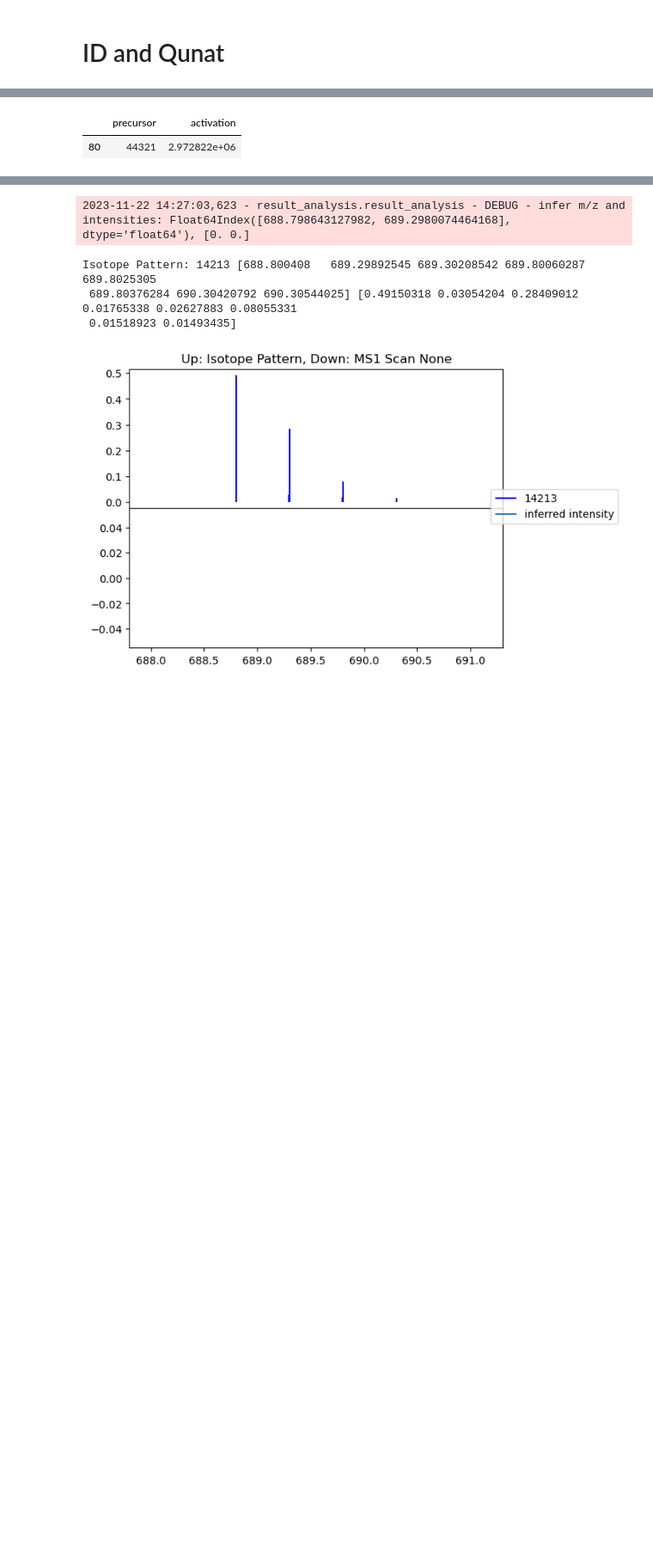
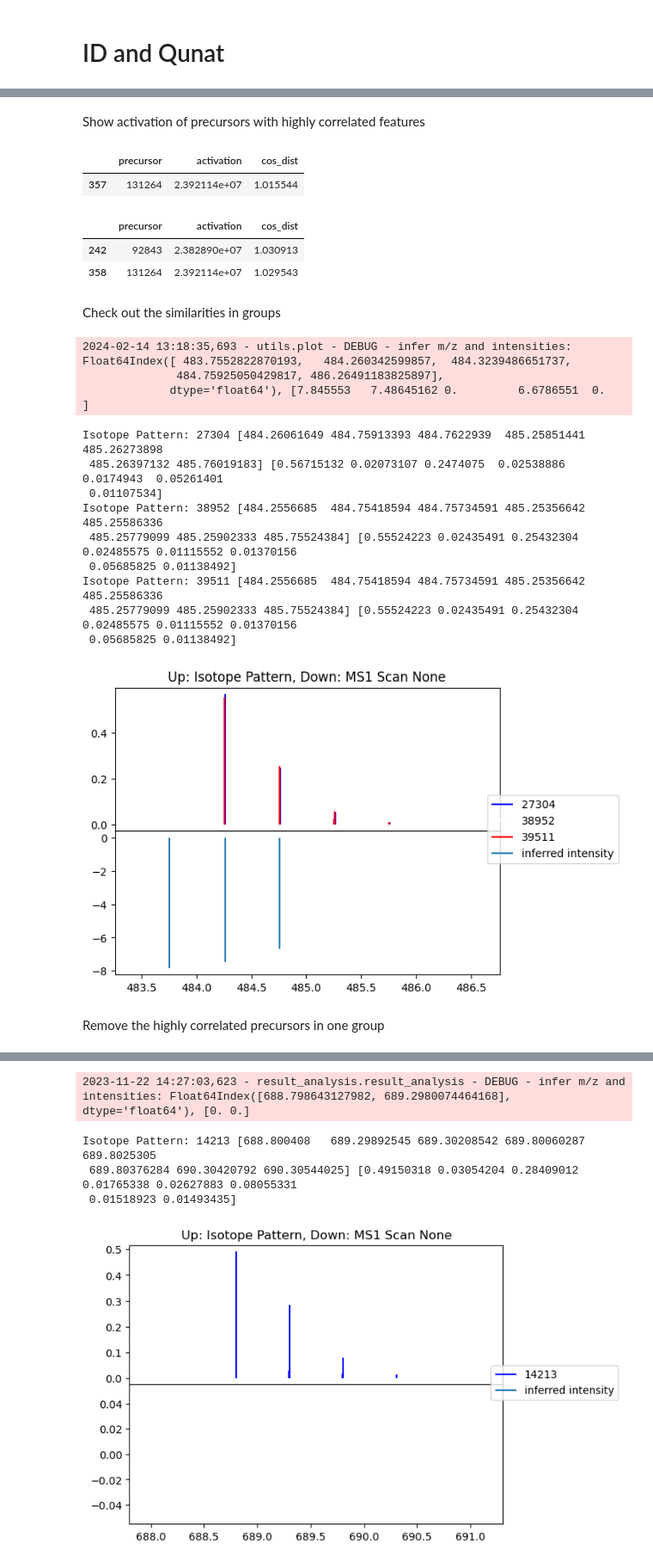
Before and after one commit to zix-xiao/scan-by-scan, a Jupyter notebook: notebooks/dev_10_scanbyscan.ipynb, the cells around one changed output, grey strips where cells are left out. Shown at 86% size. Drawn from its saved outputs; the diff is of its cells as text; code cells hidden in the pictures; blank space fills up the shorter version.

```diff
--- a/notebooks/dev_10_scanbyscan.ipynb
+++ b/notebooks/dev_10_scanbyscan.ipynb
@@ -318,0 +158,16 @@ scan_result, scan_dict, Quant = process_one_scan(scan_idx=scan_idx,
+# %%
+# Set config parameters
+%autoreload 2
+from sbs_runner import _define_rt_search_range
+
+scan_idx =1643
+RT_tol = config["RT_tol"]
+RT_ref = config["RT_ref"]
+
+# Set left and right edge for scan search range
+if "RT_search_left" not in Maxquant_result_dict.columns:
+    logging.info("RT search range not defined, defining RT search range.")
+    Maxquant_result_dict = _define_rt_search_range(maxquant_result_dict=Maxquant_result_dict, rt_tol=RT_tol, rt_ref=RT_ref)
+
+# example: generate dictionary for candidate in one scan
+OneScan = MS1Scans.iloc[scan_idx, :]
@@ -318,0 +239,21 @@ scan_result, scan_dict, Quant = process_one_scan(scan_idx=scan_idx,
+# %%
+from optimization.inference import process_one_scan
+
+Maxquant_result_dict_mod = Maxquant_result_dict.loc[Maxquant_result_dict["id"] != 92843]
+scan_result, scan_dict, Quant = process_one_scan(
+    scan_idx=scan_idx,
+    AbundanceMissingThres=0.5,
+    OneScan=OneScan,
+    loss="lasso",
+    alpha_criteria=config["alpha_criteria"],
+    alphas=[0],
+    metric="RMSE",
+    opt_algo="threshold",
+    Maxquant_result=Maxquant_result_dict_mod,
+    preprocessing_method="raw",
+    # max_iter=250,
+    corr_thres=0.95,
+    return_interim_results=True,
+    plot_alpha_trace=False,
+    plot_obs_and_infer=False,
+)
@@ -319,6 +279,18 @@ scan_result, scan_dict, Quant = process_one_scan(scan_idx=scan_idx,
+# %% [markdown]
+Show activation of precursors with highly correlated features
 # %%
-a = pd.DataFrame(scan_result[scan_idx]['activation'])
-a[a['precursor'] == 44321]
+a = pd.DataFrame(scan_result[scan_idx]["activation"])
+a["cos_dist"] = Quant.calc_precursor_reconstruct_cos_dist()
-# %% [output]
-|  | precursor | activation |
-| 80 | 44321 | 2.972822e+06 |
+# %%
+a[a["precursor"].isin([92843, 131264])]
+# %% [output]
+|  | precursor | activation | cos_dist |
+| 357 | 131264 | 2.392114e+07 | 1.015544 |
+# %%
+a[a["precursor"].isin([92843, 131264])]
+# %% [output]
+|  | precursor | activation | cos_dist |
+| 242 | 92843 | 2.382890e+07 | 1.030913 |
+| 358 | 131264 | 2.392114e+07 | 1.029543 |
+# %% [markdown]
+Check out the similarities in groups
@@ -324,0 +308,20 @@ a[a['precursor'] == 44321]
+# %%
+Quant.plot_iso_pattern_and_infer(
+    Maxquant_result_dict, precursor_id=[89269, 124835, 127237], log_intensity=True
+)
+# %% [output]
+2024-02-14 13:18:35,693 - utils.plot - DEBUG - infer m/z and intensities: Float64Index([ 483.7552822870193,   484.260342599857,  484.3239486651737,
+              484.75925050429817, 486.26491183825897],
+             dtype='float64'), [7.845553   7.48645162 0.         6.6786551  0.        ]
+Isotope Pattern: 27304 [484.26061649 484.75913393 484.7622939  485.25851441 485.26273898
+ 485.26397132 485.76019183] [0.56715132 0.02073107 0.2474075  0.02538886 0.0174943  0.05261401
+ 0.01107534]
+Isotope Pattern: 38952 [484.2556685  484.75418594 484.75734591 485.25356642 485.25586336
+ 485.25779099 485.25902333 485.75524384] [0.55524223 0.02435491 0.25432304 0.02485575 0.01115552 0.01370156
+ 0.05685825 0.01138492]
+Isotope Pattern: 39511 [484.2556685  484.75418594 484.75734591 485.25356642 485.25586336
+ 485.25779099 485.25902333 485.75524384] [0.55524223 0.02435491 0.25432304 0.02485575 0.01115552 0.01370156
+ 0.05685825 0.01138492]
+[figure, added]
+# %% [markdown]
+Remove the highly correlated precursors in one group
```
Also changed, not shown: parts of 53 cells of this notebook, 7 other files.
